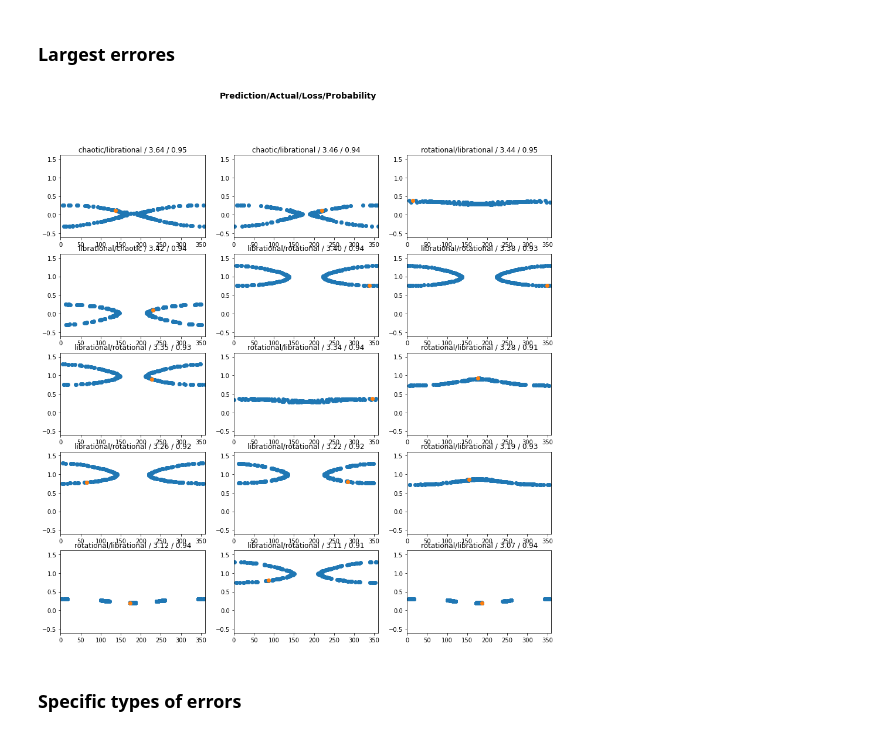
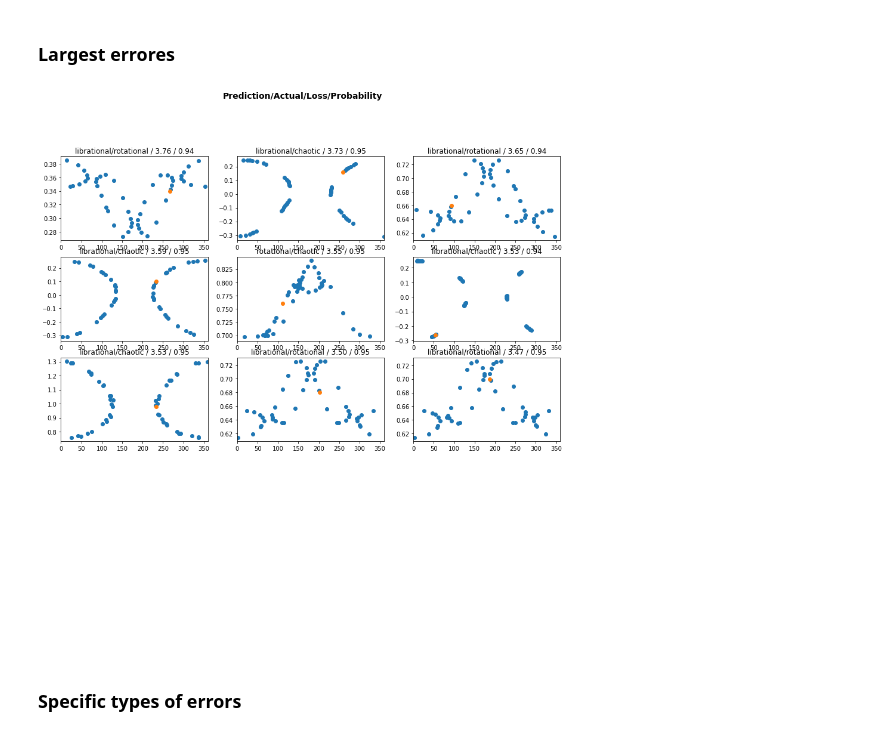
Before and after one commit to vrodriguezf/mlchaos, a Jupyter notebook: nbs/__.ipynb, the cells around one changed output. Saved outputs shown, nothing was run; the diff lists cells and outputs as text; code cells hidden in the pictures.

```diff
--- a/nbs/__.ipynb
+++ b/nbs/__.ipynb
@@ -101,7 +91,18 @@ index_cols = {
+# %%
+wandb.config.labelling_method = ifnone(wandb.config.get('labelling_method'), labelling_method)
+index_cols = {
+    "fli": 4,
+    "fli_no_uncertainty": 5,
+    "freq_ana_eq_3.5": 6,
+    "freq_ana_eq_3.6": 7,
+    "birav": 8,
+    "birav_refined": 9,
+    "combined": list(range(4,9)) # Exclude the birav refined from the combined since it has different classes
+}
 # %%
 wandb.config.fnames = fnames
 data = TSDataChaos.from_poincare_and_index_files(fnames,
-                                                 index_col=index_cols[labelling_method])
+                                                 index_col=index_cols[wandb.config.labelling_method])
 data
 # %% [output]
 TSDataChaos:
@@ -128,6 +129,7 @@ if not wandb.config.add_uncertainty_class:
     data.x = data.x[data.y != -1]
     data.ds = data.ds[data.y != -1]
     data.y = data.y[data.y != -1]
+wandb.config.nb_samples = data.get_nb_samples()
 data
 # %% [output]
 TSDataChaos:
@@ -158,3 +162,24 @@ lbl_dict = dict([
+# %%
+if wandb.config.labelling_method is "birav_refined":
+    lbl_dict = dict([
+        ('-1.0', 'uncertain'),
+        ('0.0', 'librational_0.00'),
+        ('0.25', 'librational_0.25'),
+        ('0.33', 'librational_0.33'),
+        ('0.5', 'librational_0.50'),
+        ('0.66', 'librational_0.66'),
+        ('0.75', 'librational_0.75'),
+        ('1.0', 'librational_1.00'),
+        ('5.0', 'chaotic'),
+        ('5.0', 'nonrotational')
+    ])
+else:
+    lbl_dict = dict([
+        ('-1.0', 'uncertain'),
+        ('0.0', 'chaotic'),
+        ('1.0', 'rotational'),
+        ('2.0', 'librational')]
+    )
 # %% [markdown]
 ## Splitting the data into training and validation
 # %% [markdown]
@@ -305,12 +330,12 @@ interp.plot_top_losses(k=9, figsize=(15, 15), largest=False)
 # %% [markdown]
 ### Largest errores
 # %%
-interp.plot_top_losses(k=15, figsize=(15, 15), nrows=5, largest=True, ylim=ylim)
+interp.plot_top_losses(k=9, figsize=(15, 15), nrows=5, largest=True, ncols=3)
 plt.savefig('./tmp.png')
 wandb.log({'largest_errors': wandb.Image('./tmp.png')})
 !rm tmp.png
 # %% [output]
-[figure, old version]
+[figure, new version]
 # %% [markdown]
 ### Specific types of errors
 # %% [markdown]
```
Also changed, not shown: parts of 30 cells of this notebook, 11 other files.
